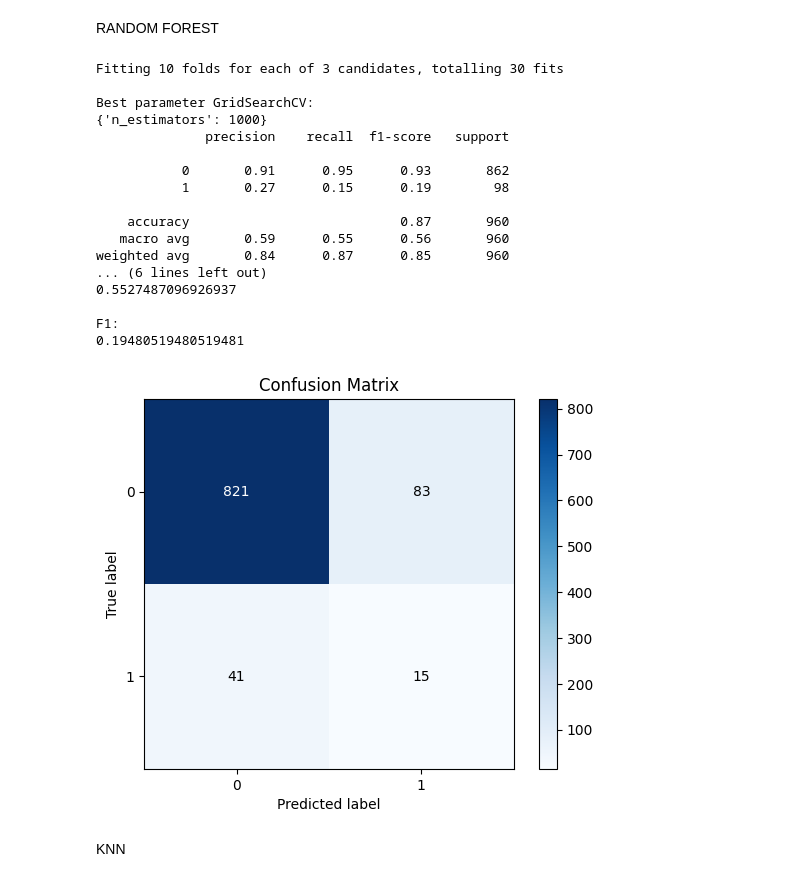
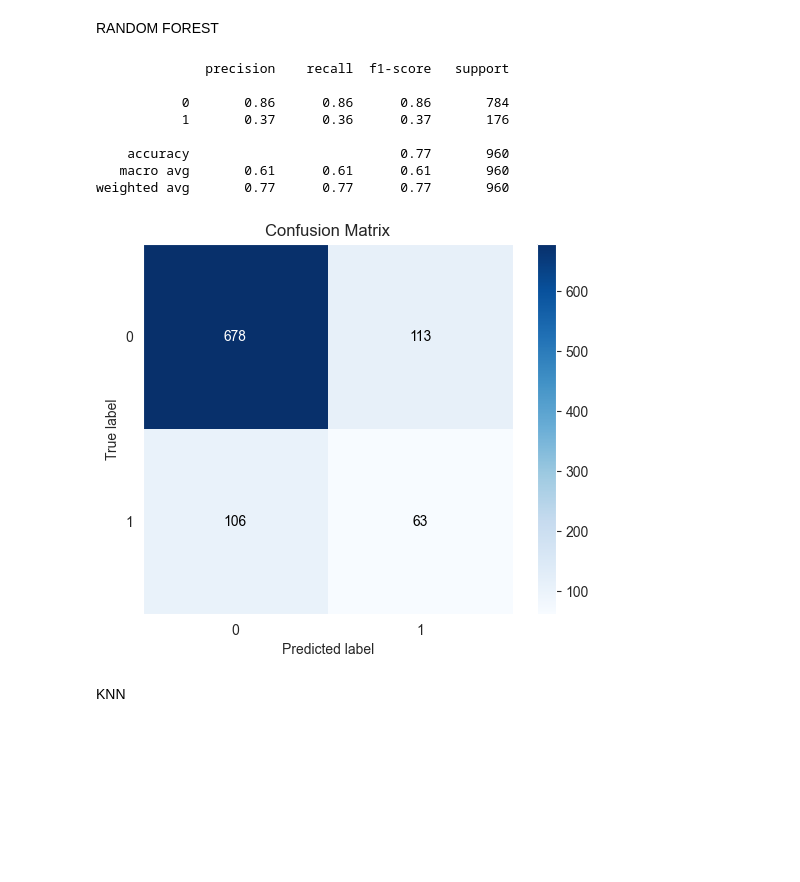
Before and after one commit to F-Zinga/DataMining-EmotionDetection, a Jupyter notebook: notebook/calssification.ipynb, the cells around one changed output. Drawn from its saved outputs; the diff is of its cells as text; code cells hidden in the pictures; blank space fills up the shorter version.

```diff
--- a/notebook/calssification.ipynb
+++ b/notebook/calssification.ipynb
@@ -143,36 +187,29 @@ F1:
 # %% [markdown]
 RANDOM FOREST
-# %%
-from sklearn.ensemble import RandomForestClassifier
-
-
-model = RandomForestClassifier()# class_weight='balanced'
-param_grid = {'n_estimators': [10,100,1000]}
-
-df = df_joy
-df_i = 4
-y = set_labels(df,df_i)
-x_smote,y_smote,x_test,y_test = split_balancing(x,y)
-tuned_model = train_model(model,param_grid,x_smote,y_smote)
-evaluation(tuned_model,x_test,y_test)
-# %% [output]
-Fitting 10 folds for each of 3 candidates, totalling 30 fits
-
-Best parameter GridSearchCV:
-{'n_estimators': 1000}
-              precision    recall  f1-score   support
-
-           0       0.91      0.95      0.93       862
-           1       0.27      0.15      0.19        98
-
-    accuracy                           0.87       960
-   macro avg       0.59      0.55      0.56       960
-weighted avg       0.84      0.87      0.85       960
-... (6 lines left out)
-0.5527487096926937
-
-F1:
-0.19480519480519481
-[figure, removed]
+# %%
+steps = [
+    ("scaler", WordVectorTransformer()),
+    ("sampler", SMOTE()),
+    ("selection", SelectKBest(k=40)),
+    ("classification", RandomForestClassifier())
+]
+
+pipeline = Pipeline(steps)
+
+pipeline.fit(x_train,y_train)
+y_pred = pipeline.predict(x_test)
+print(classification_report(y_test,y_pred))
+skplt.metrics.plot_confusion_matrix(y_pred, y_test)
+plt.show()
+# %% [output]
+              precision    recall  f1-score   support
+
+           0       0.86      0.86      0.86       784
+           1       0.37      0.36      0.37       176
+
+    accuracy                           0.77       960
+   macro avg       0.61      0.61      0.61       960
+weighted avg       0.77      0.77      0.77       960
+[figure, added]
 # %% [markdown]
 KNN
```
Also changed, not shown: parts of 35 cells of this notebook, 5 other files.
